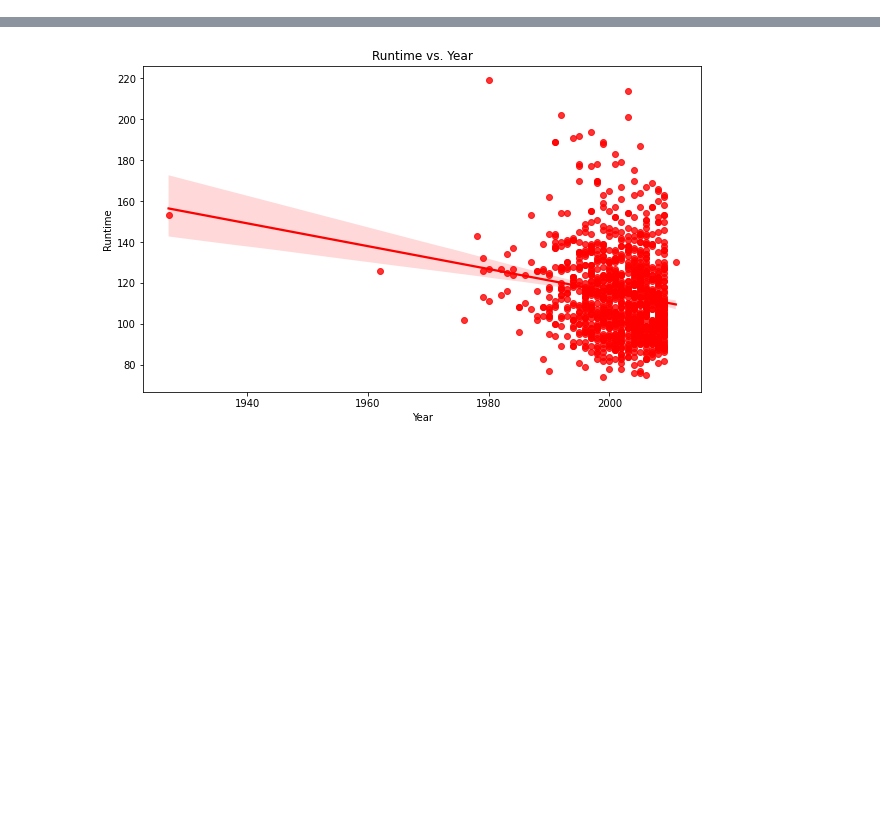
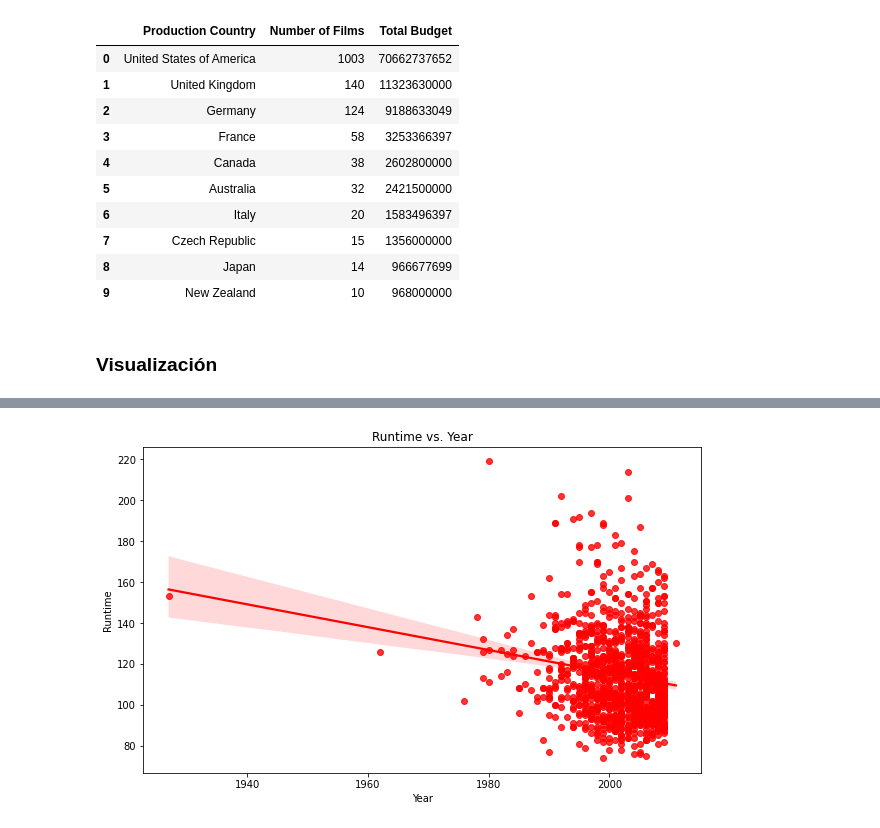
Before and after one commit to LuisG0/Data-Visualization, a Jupyter notebook: test.ipynb, the cells around one changed output, grey strips where cells are left out. Cells and saved outputs as stored; diff of their text form; code cells hidden in the pictures; blank space fills up the shorter version.

```diff
--- a/test.ipynb
+++ b/test.ipynb
@@ -1,9 +3,9 @@
 # %%
 import pandas as pd
 
-films = pd.read_excel('iMDb (dataset).xlsx')
+df = pd.read_excel('iMDb (dataset).xlsx')
 
-films.head()
+df.head()
 # %% [output]
 |  | Title | Year | Genres | Runtime (Minutes) | Production Countries | Budget | Revenue | Popularity | ... |
 | 0 | Pirates of the Caribbean: At Worl... | 2007 | Adventure, Fantasy, Action | 169 | United States of America | 300000000 | 961000000 | 31363664.0 | ... |
@@ -13,0 +22,5 @@ films.head()
+# %%
+countries_split = df.copy()
+countries_split['Production Countries'] = countries_split['Production Countries'].str.split(', ')
+countries_split = countries_split.explode('Production Countries')
+pd.unique(countries_split['Production Countries'])
@@ -13,0 +37,22 @@ films.head()
+# %%
+countries = (countries_split.groupby(by='Production Countries')
+                    .agg({'Title':'count', 'Budget': 'sum'})
+                    .sort_values(by='Title',ascending=False)
+                    .reset_index()
+                    .rename(columns={'Title':'Number of Films','Budget':'Total Budget',"Production Countries":"Production Country"})
+)
+countries.head(10)
+# %% [output]
+|  | Production Country | Number of Films | Total Budget |
+| 0 | United States of America | 1003 | 70662737652 |
+| 1 | United Kingdom | 140 | 11323630000 |
+| 2 | Germany | 124 | 9188633049 |
+| 3 | France | 58 | 3253366397 |
+| 4 | Canada | 38 | 2602800000 |
+| 5 | Australia | 32 | 2421500000 |
+| 6 | Italy | 20 | 1583496397 |
+| 7 | Czech Republic | 15 | 1356000000 |
+| 8 | Japan | 14 | 966677699 |
+| 9 | New Zealand | 10 | 968000000 |
+# %% [markdown]
+### Visualización
```
Also changed, not shown: parts of 17 cells of this notebook, 3 other files.
